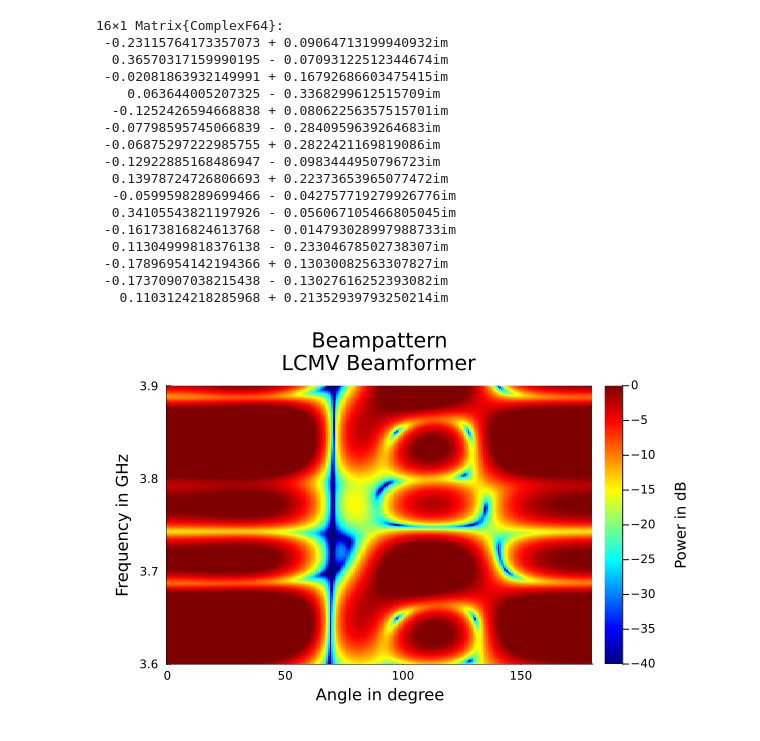
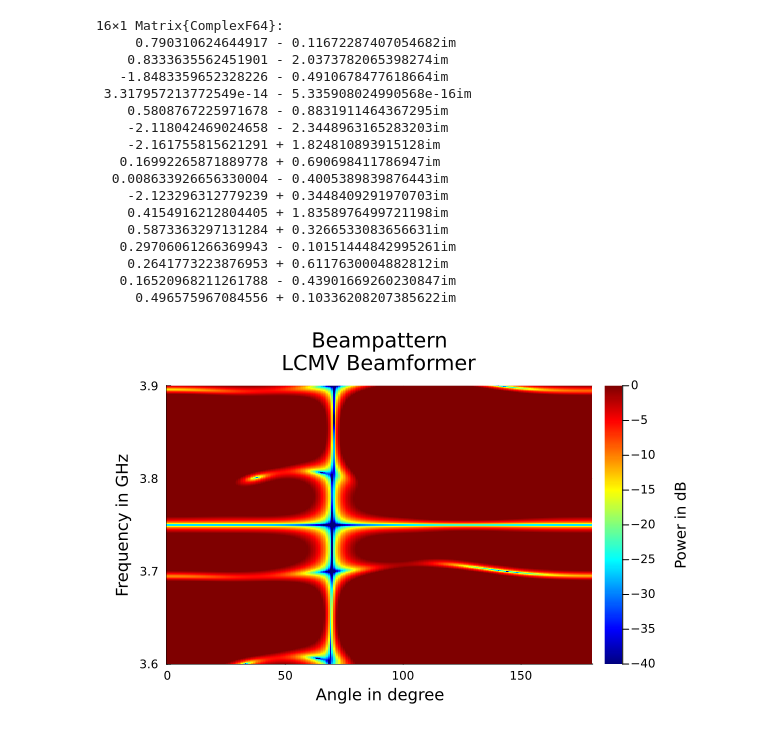
Before and after one commit to Matt266/ArraySignalProcessing.jl, a Jupyter notebook: examples/Wideband.ipynb, the cells around one changed output. Drawn from its saved outputs; the diff is of its cells as text; code cells hidden in the pictures.

```diff
--- a/examples/Wideband.ipynb
+++ b/examples/Wideband.ipynb
@@ -6,51 +6,51 @@ pa = TappedDelayLine(IsotropicArrayManifold(-6e-2, -2e-2, 2e-2, 6e-2), 4, 200e6)
 #pa = IsotropicArray(Vector(LinRange(-20e-2, 20e-2, 16)))
 
 # Diagonal loading is applied by adding whitenoise to the correlation matrix
-Snn = diffnoise(pa, 1e-1, 3.75e9) + whitenoise(pa, 1e-2)
+Snn = diffnoise(pa, 1e-6, 3.75e9) + whitenoise(pa, 1e-4, 3.75e9)
 
 # Constraints C set for two directions and 4 freqeuncy bands (as we set 4 taps)
 C = steer(pa, deg2rad.([30 70]), [3.76e9, 3.7e9, 3.8e9, 3.9e9])
 
 # Gains; four times repeated for the 4 frequencies
 # the consstrains are set for
 G = repeat([1, 0], 4, 1)
 
 weights = lcmv_weights(Snn, C, G)
 display(weights)
 
 faxis = LinRange(3.6e9, 3.9e9, 1024)
 ϕaxis = LinRange(0, 180, 256)
 A = steer.(Ref(pa), Ref(deg2rad.(ϕaxis)), faxis)
 W = reduce(vcat, Ref(weights') .* A)
 WdB = 20*log10.(abs.(W))
 
 using Plots
 import Measures
 p1 = heatmap(ϕaxis, faxis/1e9, WdB, cmap = :jet, clim=(-40, 0))
 plot!(title="Beampattern\nLCMV Beamformer", cbar_title="\nPower in dB", margin=5*Measures.mm)
 xlabel!("Angle in degree")
 ylabel!("Frequency in GHz")
 
 display(p1)
 # %% [output]
 16×1 Matrix{ComplexF64}:
- -0.23115764173357073 + 0.09064713199940932im
-  0.36570317159990195 - 0.07093122512344674im
- -0.02081863932149991 + 0.16792686603475415im
-    0.063644005207325 - 0.3368299612515709im
-  -0.1252426594668838 + 0.08062256357515701im
- -0.07798595745066839 - 0.2840959639264683im
- -0.06875297222985755 + 0.2822421169819086im
- -0.12922885168486947 - 0.0983444950796723im
-  0.13978724726806693 + 0.22373653965077472im
-  -0.0599598289699466 - 0.042757719279926776im
-  0.34105543821197926 - 0.056067105466805045im
- -0.16173816824613768 - 0.014793028997988733im
-  0.11304999818376138 - 0.23304678502738307im
- -0.17896954142194366 + 0.13030082563307827im
- -0.17370907038215438 - 0.13027616252393082im
-   0.1103124218285968 + 0.21352939793250214im
+     0.790310624644917 - 0.11672287407054682im
+    0.8333635562451901 - 2.0373782065398274im
+   -1.8483359652328226 - 0.4910678477618664im
+ 3.317957213772549e-14 - 5.335908024990568e-16im
+    0.5808767225971678 - 0.8831911464367295im
+    -2.118042469024658 - 2.3448963165283203im
+    -2.161755815621291 + 1.824810893915128im
+   0.16992265871889778 + 0.690698411786947im
+  0.008633926656330004 - 0.4005389839876443im
+    -2.123296312779239 + 0.3448409291970703im
+    0.4154916212804405 + 1.8358976499721198im
+    0.5873363297131284 + 0.3266533083656631im
+   0.29706061266369943 - 0.10151444842995261im
+    0.2641773223876953 + 0.6117630004882812im
+   0.16520968211261788 - 0.43901669260230847im
+     0.496575967084556 + 0.10336208207385622im
-[figure, old version]
+[figure, new version]
 # %%
 using ArraySignalProcessing
 using CUDA
```
Also changed, not shown: parts of 1 cell of this notebook, 2 other files.
